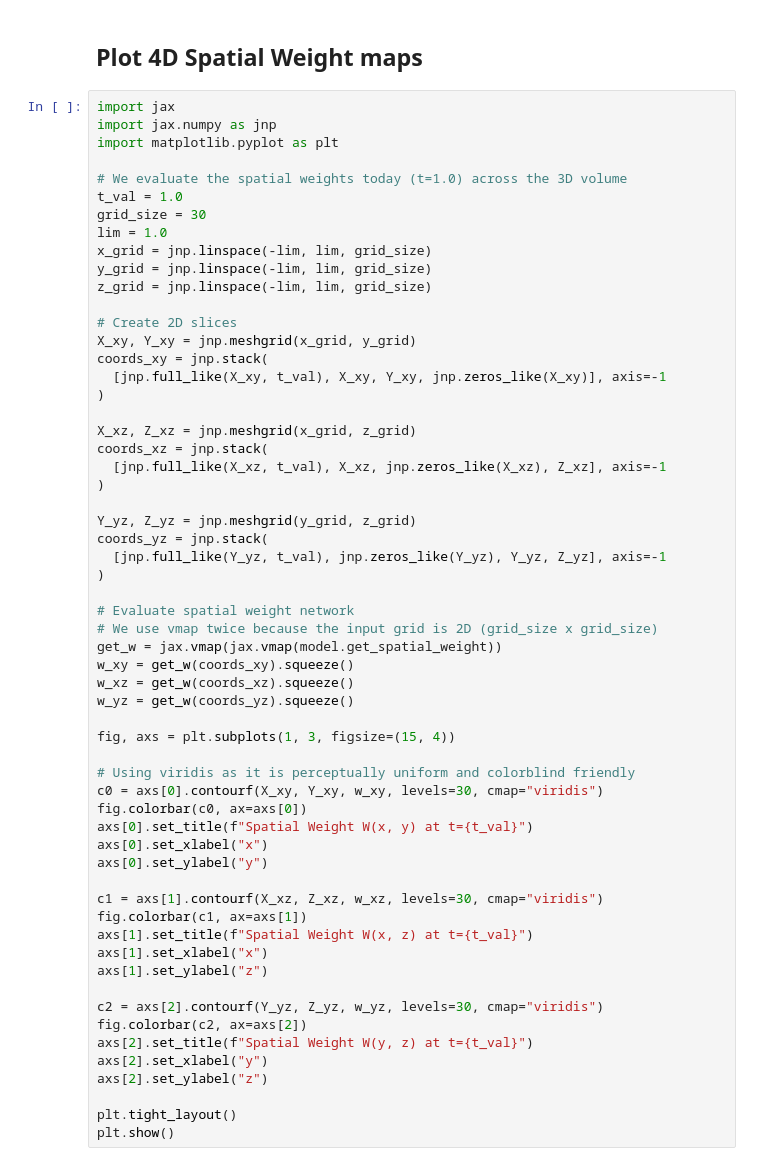
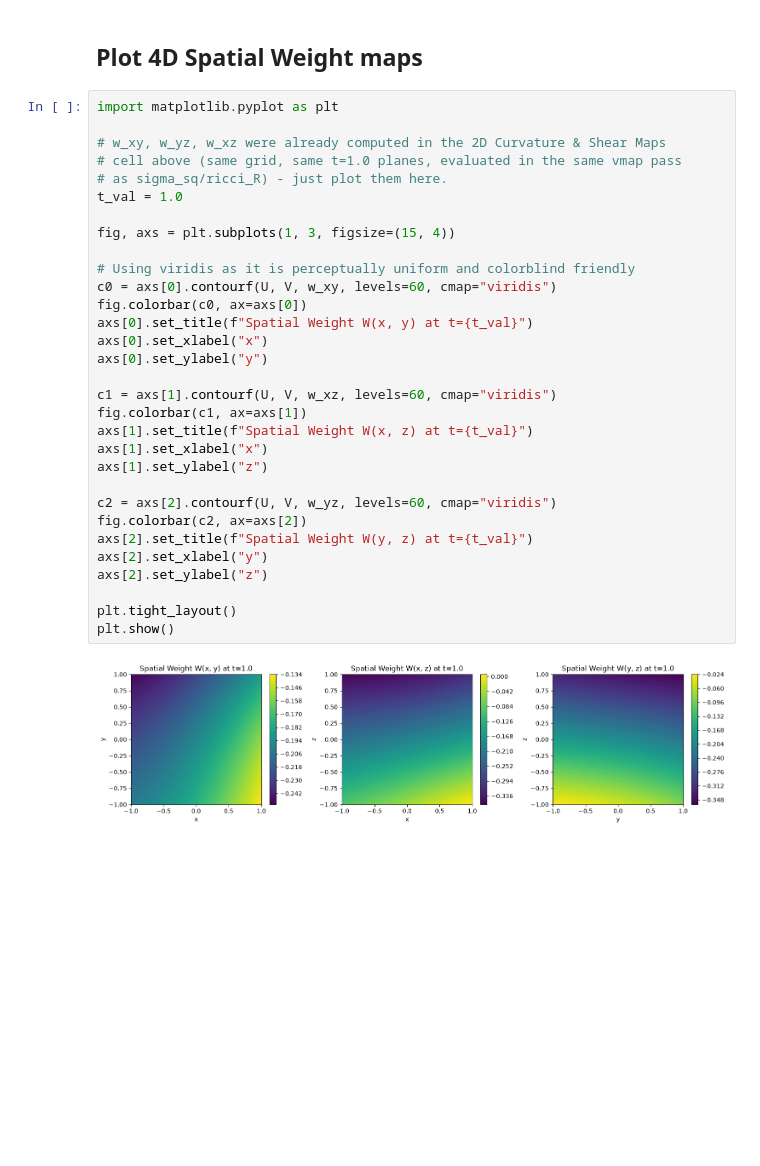
Before and after one commit to dmah42/lumpyspace, a Jupyter notebook: notebooks/monitor_training.ipynb, the cells around one changed output. Cells and saved outputs as stored; diff of their text form; blank space fills up the shorter version.

```diff
--- a/notebooks/monitor_training.ipynb
+++ b/notebooks/monitor_training.ipynb
@@ -554,61 +563,35 @@ plt.show()
 # %% [markdown]
 ## Plot 4D Spatial Weight maps
 # %%
-import jax
-import jax.numpy as jnp
 import matplotlib.pyplot as plt
 
-# We evaluate the spatial weights today (t=1.0) across the 3D volume
+# w_xy, w_yz, w_xz were already computed in the 2D Curvature & Shear Maps
+# cell above (same grid, same t=1.0 planes, evaluated in the same vmap pass
+# as sigma_sq/ricci_R) - just plot them here.
 t_val = 1.0
-grid_size = 30
-lim = 1.0
-x_grid = jnp.linspace(-lim, lim, grid_size)
-y_grid = jnp.linspace(-lim, lim, grid_size)
-z_grid = jnp.linspace(-lim, lim, grid_size)
-
-# Create 2D slices
-X_xy, Y_xy = jnp.meshgrid(x_grid, y_grid)
-coords_xy = jnp.stack(
-  [jnp.full_like(X_xy, t_val), X_xy, Y_xy, jnp.zeros_like(X_xy)], axis=-1
-)
-
-X_xz, Z_xz = jnp.meshgrid(x_grid, z_grid)
-coords_xz = jnp.stack(
-  [jnp.full_like(X_xz, t_val), X_xz, jnp.zeros_like(X_xz), Z_xz], axis=-1
-)
-
-Y_yz, Z_yz = jnp.meshgrid(y_grid, z_grid)
-coords_yz = jnp.stack(
-  [jnp.full_like(Y_yz, t_val), jnp.zeros_like(Y_yz), Y_yz, Z_yz], axis=-1
-)
-
-# Evaluate spatial weight network
-# We use vmap twice because the input grid is 2D (grid_size x grid_size)
-get_w = jax.vmap(jax.vmap(model.get_spatial_weight))
-w_xy = get_w(coords_xy).squeeze()
-w_xz = get_w(coords_xz).squeeze()
-w_yz = get_w(coords_yz).squeeze()
 
 fig, axs = plt.subplots(1, 3, figsize=(15, 4))
 
 # Using viridis as it is perceptually uniform and colorblind friendly
-c0 = axs[0].contourf(X_xy, Y_xy, w_xy, levels=30, cmap="viridis")
+c0 = axs[0].contourf(U, V, w_xy, levels=60, cmap="viridis")
 fig.colorbar(c0, ax=axs[0])
 axs[0].set_title(f"Spatial Weight W(x, y) at t={t_val}")
 axs[0].set_xlabel("x")
 axs[0].set_ylabel("y")
 
-c1 = axs[1].contourf(X_xz, Z_xz, w_xz, levels=30, cmap="viridis")
+c1 = axs[1].contourf(U, V, w_xz, levels=60, cmap="viridis")
 fig.colorbar(c1, ax=axs[1])
 axs[1].set_title(f"Spatial Weight W(x, z) at t={t_val}")
 axs[1].set_xlabel("x")
 axs[1].set_ylabel("z")
 
-c2 = axs[2].contourf(Y_yz, Z_yz, w_yz, levels=30, cmap="viridis")
+c2 = axs[2].contourf(U, V, w_yz, levels=60, cmap="viridis")
 fig.colorbar(c2, ax=axs[2])
 axs[2].set_title(f"Spatial Weight W(y, z) at t={t_val}")
 axs[2].set_xlabel("y")
 axs[2].set_ylabel("z")
 
 plt.tight_layout()
 plt.show()
+# %% [output]
+[figure, added]
```
Also changed, not shown: parts of 4 cells of this notebook.
